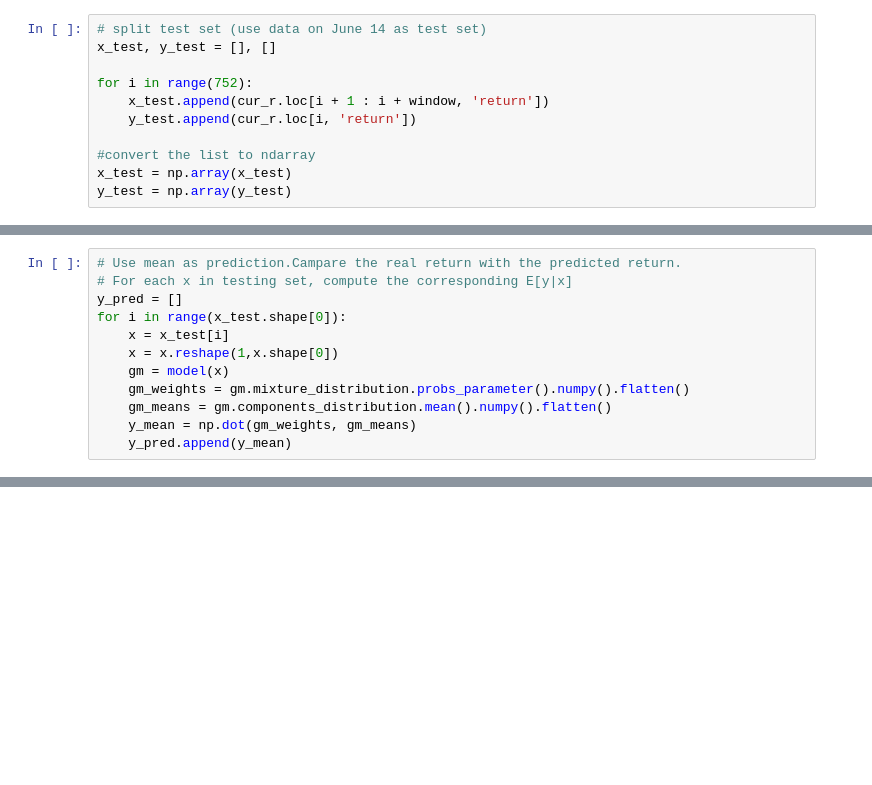
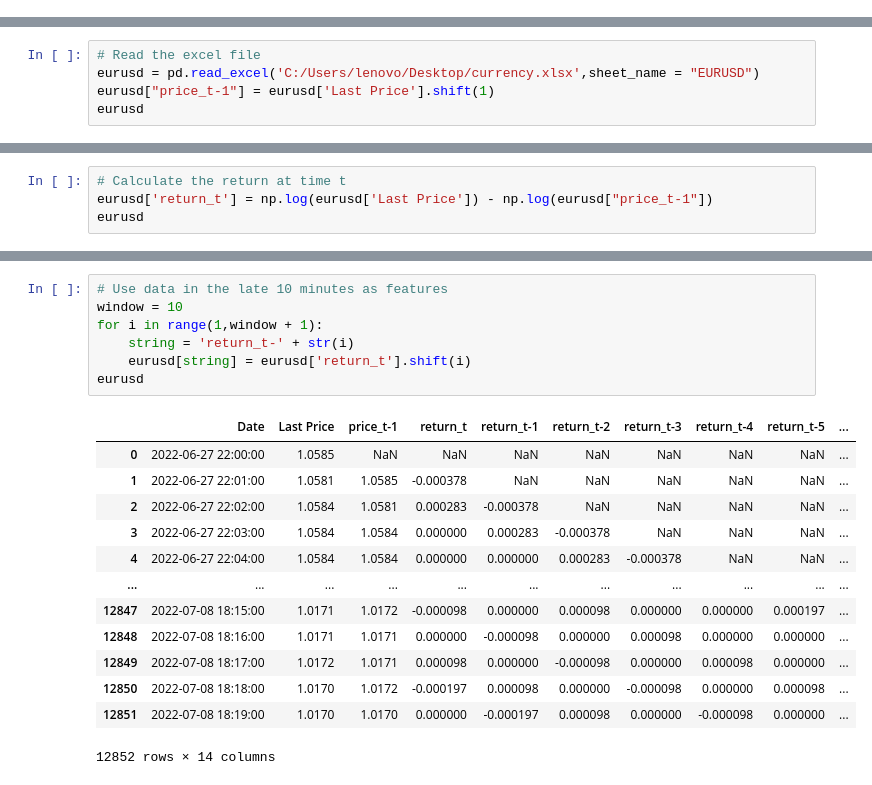
Before and after one commit to xinran5973/Currency-return-prediction, a Jupyter notebook: MDN.ipynb, the cells around one changed output, grey strips where cells are left out. Saved outputs shown, nothing was run; the diff lists cells and outputs as text; blank space fills up the shorter version.

```diff
--- a/MDN.ipynb
+++ b/MDN.ipynb
@@ -84,11 +0,0 @@ y_train = np.array(y_train)
-# %%
-# split test set (use data on June 14 as test set)
-x_test, y_test = [], []
-
-for i in range(752):
-    x_test.append(cur_r.loc[i + 1 : i + window, 'return'])
-    y_test.append(cur_r.loc[i, 'return'])
-
-#convert the list to ndarray
-x_test = np.array(x_test)
-y_test = np.array(y_test)
@@ -157,12 +0,0 @@ Predicted st dev:  0.00082786777
-# %%
-# Use mean as prediction.Campare the real return with the predicted return.
-# For each x in testing set, compute the corresponding E[y|x]
-y_pred = []
-for i in range(x_test.shape[0]):
-    x = x_test[i]
-    x = x.reshape(1,x.shape[0])
-    gm = model(x)
-    gm_weights = gm.mixture_distribution.probs_parameter().numpy().flatten()
-    gm_means = gm.components_distribution.mean().numpy().flatten()
-    y_mean = np.dot(gm_weights, gm_means)
-    y_pred.append(y_mean)
@@ -217,0 +12,5 @@ array([-2.52365280e-05, -3.96277792e-05, -4.32588058e-05, -5.76008024e-05,
+# %%
+# Read the excel file
+eurusd = pd.read_excel('C:/Users/lenovo/Desktop/currency.xlsx',sheet_name = "EURUSD")
+eurusd["price_t-1"] = eurusd['Last Price'].shift(1)
+eurusd
@@ -217,0 +31,4 @@ array([-2.52365280e-05, -3.96277792e-05, -4.32588058e-05, -5.76008024e-05,
+# %%
+# Calculate the return at time t
+eurusd['return_t'] = np.log(eurusd['Last Price']) - np.log(eurusd["price_t-1"])
+eurusd
@@ -217,0 +49,21 @@ array([-2.52365280e-05, -3.96277792e-05, -4.32588058e-05, -5.76008024e-05,
+# %%
+# Use data in the late 10 minutes as features
+window = 10
+for i in range(1,window + 1):
+    string = 'return_t-' + str(i)
+    eurusd[string] = eurusd['return_t'].shift(i)
+eurusd
+# %% [output]
+|  | Date | Last Price | price_t-1 | return_t | return_t-1 | return_t-2 | return_t-3 | return_t-4 | return_t-5 | ... |
+| 0 | 2022-06-27 22:00:00 | 1.0585 | NaN | NaN | NaN | NaN | NaN | NaN | NaN | ... |
+| 1 | 2022-06-27 22:01:00 | 1.0581 | 1.0585 | -0.000378 | NaN | NaN | NaN | NaN | NaN | ... |
+| 2 | 2022-06-27 22:02:00 | 1.0584 | 1.0581 | 0.000283 | -0.000378 | NaN | NaN | NaN | NaN | ... |
+| 3 | 2022-06-27 22:03:00 | 1.0584 | 1.0584 | 0.000000 | 0.000283 | -0.000378 | NaN | NaN | NaN | ... |
+| 4 | 2022-06-27 22:04:00 | 1.0584 | 1.0584 | 0.000000 | 0.000000 | 0.000283 | -0.000378 | NaN | NaN | ... |
+| ... | ... | ... | ... | ... | ... | ... | ... | ... | ... | ... |
+| 12847 | 2022-07-08 18:15:00 | 1.0171 | 1.0172 | -0.000098 | 0.000000 | 0.000098 | 0.000000 | 0.000000 | 0.000197 | ... |
+| 12848 | 2022-07-08 18:16:00 | 1.0171 | 1.0171 | 0.000000 | -0.000098 | 0.000000 | 0.000098 | 0.000000 | 0.000000 | ... |
+| 12849 | 2022-07-08 18:17:00 | 1.0172 | 1.0171 | 0.000098 | 0.000000 | -0.000098 | 0.000000 | 0.000098 | 0.000000 | ... |
+| 12850 | 2022-07-08 18:18:00 | 1.0170 | 1.0172 | -0.000197 | 0.000098 | 0.000000 | -0.000098 | 0.000000 | 0.000098 | ... |
+| 12851 | 2022-07-08 18:19:00 | 1.0170 | 1.0170 | 0.000000 | -0.000197 | 0.000098 | 0.000000 | -0.000098 | 0.000000 | ... |
+12852 rows × 14 columns
```
Also changed, not shown: parts of 39 cells of this notebook.
